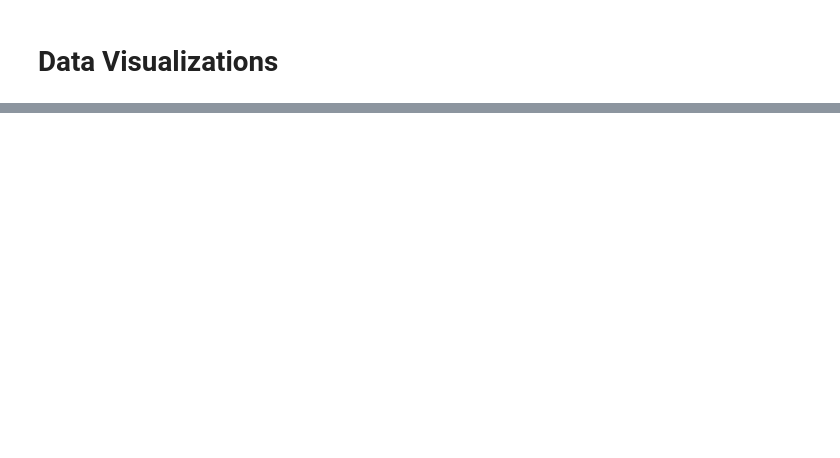
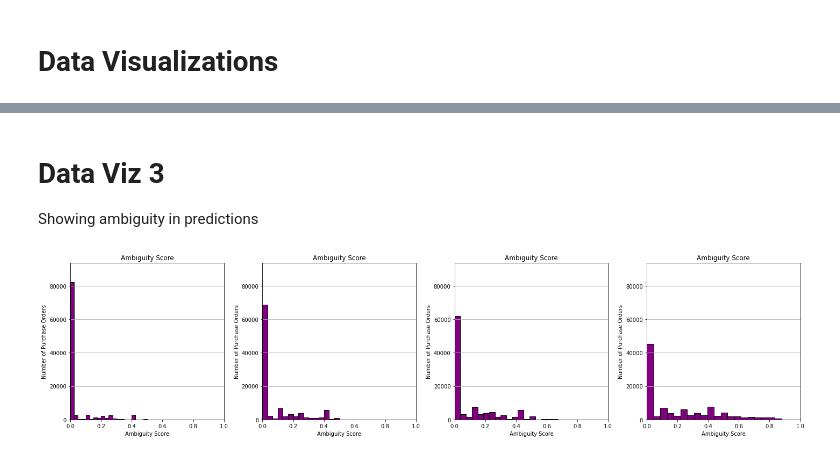
Before and after one commit to Rick0701/Hierarchical_Multi_Level_Spending_Classification, a Jupyter notebook: data_viz.ipynb, the cells around one changed output, grey strips where cells are left out. Drawn from its saved outputs; the diff is of its cells as text; code cells hidden in the pictures; blank space fills up the shorter version.

```diff
--- a/data_viz.ipynb
+++ b/data_viz.ipynb
@@ -317,0 +149,72 @@ fig.show()
+# %% [markdown]
+# Data Viz 3
+
+Showing ambiguity in predictions
+# %%
+df = df_train.copy().sample(100000)
+
+
+# Function to compute ambiguity scores for any category level
+def get_ambiguity_scores(df, category_column):
+    subset = df[[
+        "puor_id_lfa1_supplier",
+        "puor_id_t001_company",
+        "puor_id_prgp_purchasing_group",
+        "puor_id_pror_purchasing_org",
+        category_column
+    ]].copy()
+
+    subset["group_key"] = subset[[
+        "puor_id_lfa1_supplier",
+        "puor_id_t001_company",
+        "puor_id_prgp_purchasing_group",
+        "puor_id_pror_purchasing_org"
+    ]].apply(lambda row: tuple(row), axis=1)
+
+    dummies = pd.get_dummies(subset[category_column])
+    counts_by_group = dummies.groupby(subset["group_key"]).sum()
+    subset = subset.merge(counts_by_group, left_on="group_key", right_index=True, how="left")
+
+    def compute_score(row):
+        total = row[counts_by_group.columns].sum()
+        max_count = row[counts_by_group.columns].max()
+        return 1 - (max_count / total) if total > 0 else 0
+
+    subset["ambiguity_score"] = subset.apply(compute_score, axis=1)
+    return subset["ambiguity_score"]
+
+# Get ambiguity scores for all levels
+ambiguity_scores = {
+    "Level 1": get_ambiguity_scores(df, "puor_ds_level1_new"),
+    "Level 2": get_ambiguity_scores(df, "puor_ds_level2_new"),
+    "Level 3": get_ambiguity_scores(df, "puor_ds_level3_new"),
+    "Level 4": get_ambiguity_scores(df, "puor_ds_level4_new")
+}
+
+# Filter scores > 0.1 (i.e., the ambiguous ones)
+# filtered_ambiguity_scores = {k: v[v >= 0] for k, v in ambiguity_scores.items()}
+
+# Determine max y-axis value
+all_filtered = pd.concat(ambiguity_scores.values())
+hist_values, bin_edges = pd.cut(all_filtered, bins=20, retbins=True)
+level1_scores = ambiguity_scores["Level 1"]
+zero_scores_level1 = level1_scores[level1_scores == 0]
+y_max = zero_scores_level1.value_counts().max()
+
+# Create 2x2 subplot
+fig, axes = plt.subplots(1, 4, figsize=(20, 5))
+axes = axes.flatten()
+
+for idx, (title, scores) in enumerate(ambiguity_scores.items()):
+    axes[idx].hist(scores, bins=20, color="purple", edgecolor="black")
+    axes[idx].set_title(f"Ambiguity Score")
+    axes[idx].set_xlabel("Ambiguity Score")
+    axes[idx].set_ylabel("Number of Purchase Orders")
+    axes[idx].set_ylim(0, y_max+20000)
+    axes[idx].set_xlim(0, 1)
+    axes[idx].grid(axis="y")
+
+plt.tight_layout()
+plt.show()
+# %% [output]
+[figure, added]
```
Also changed, not shown: parts of 16 cells of this notebook, 7 other files.
